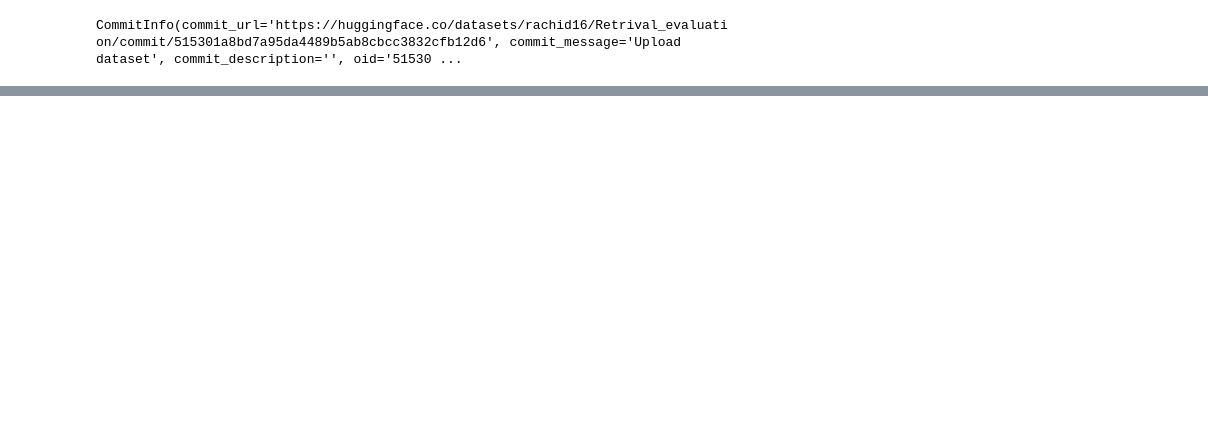
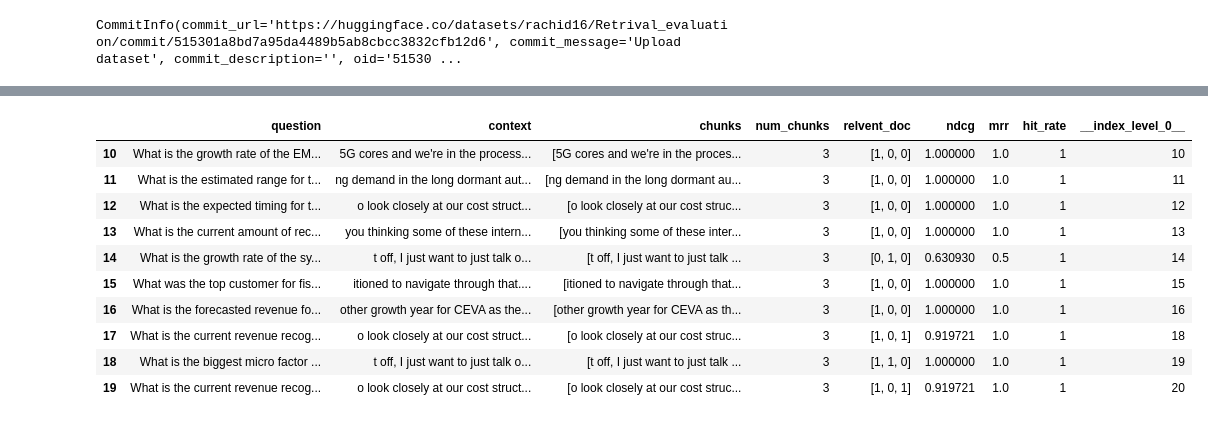
Before and after one commit to Rachid-Mek/retreival_augmented_generation_evaluation, a Jupyter notebook: Notebooks/retreival.ipynb, the cells around one changed output, grey strips where cells are left out. Cells and saved outputs as stored; diff of their text form; code cells hidden in the pictures; blank space fills up the shorter version.

```diff
--- a/Notebooks/retreival.ipynb
+++ b/Notebooks/retreival.ipynb
@@ -377,4 +343,18 @@ mrr.mean()
 # %%
-dataset = load_dataset('rachid16/Retrival_evaluation_dataset_scores_MOD', split = 'train')
+import pandas as pd
+dataset = load_dataset('rachid16/Retrival_evaluation_dataset_scores', split = 'train')
 df = pd.DataFrame(dataset)
+df[10:20]
+# %% [output]
+|  | question | context | chunks | num_chunks | relvent_doc | ndcg | mrr | hit_rate | __index_level_0__ |
+| 10 | What is the growth rate of the EM... | 5G cores and we're in the process... | [5G cores and we're in the proces... | 3 | [1, 0, 0] | 1.000000 | 1.0 | 1 | 10 |
+| 11 | What is the estimated range for t... | ng demand in the long dormant aut... | [ng demand in the long dormant au... | 3 | [1, 0, 0] | 1.000000 | 1.0 | 1 | 11 |
+| 12 | What is the expected timing for t... | o look closely at our cost struct... | [o look closely at our cost struc... | 3 | [1, 0, 0] | 1.000000 | 1.0 | 1 | 12 |
+| 13 | What is the current amount of rec... | you thinking some of these intern... | [you thinking some of these inter... | 3 | [1, 0, 0] | 1.000000 | 1.0 | 1 | 13 |
+| 14 | What is the growth rate of the sy... | t off, I just want to just talk o... | [t off, I just want to just talk ... | 3 | [0, 1, 0] | 0.630930 | 0.5 | 1 | 14 |
+| 15 | What was the top customer for fis... | itioned to navigate through that.... | [itioned to navigate through that... | 3 | [1, 0, 0] | 1.000000 | 1.0 | 1 | 15 |
+| 16 | What is the forecasted revenue fo... | other growth year for CEVA as the... | [other growth year for CEVA as th... | 3 | [1, 0, 0] | 1.000000 | 1.0 | 1 | 16 |
+| 17 | What is the current revenue recog... | o look closely at our cost struct... | [o look closely at our cost struc... | 3 | [1, 0, 1] | 0.919721 | 1.0 | 1 | 18 |
+| 18 | What is the biggest micro factor ... | t off, I just want to just talk o... | [t off, I just want to just talk ... | 3 | [1, 1, 0] | 1.000000 | 1.0 | 1 | 19 |
+| 19 | What is the current revenue recog... | o look closely at our cost struct... | [o look closely at our cost struc... | 3 | [1, 0, 1] | 0.919721 | 1.0 | 1 | 20 |
 # %%
```
Also changed, not shown: parts of 56 cells of this notebook, 5 other files.
